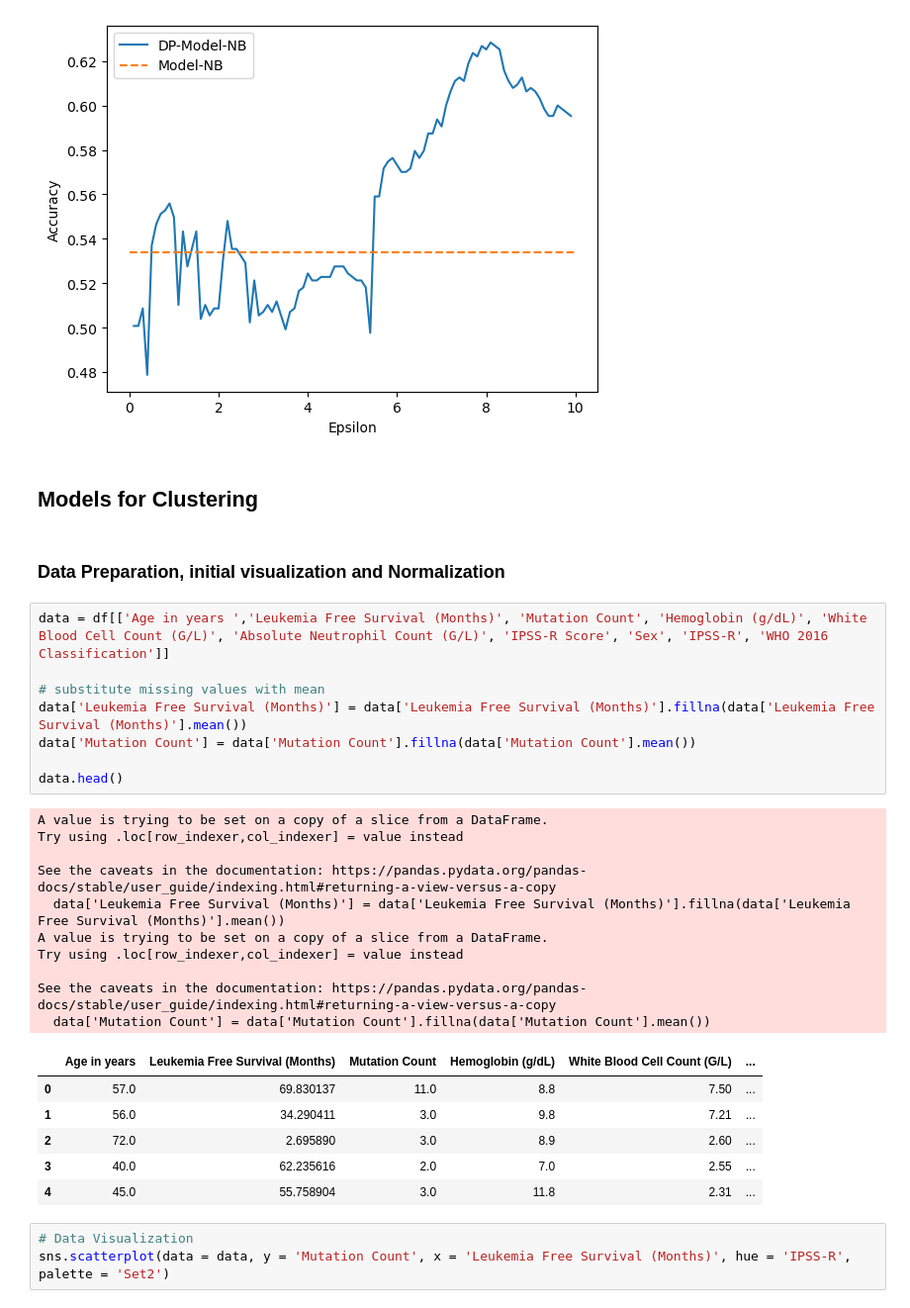
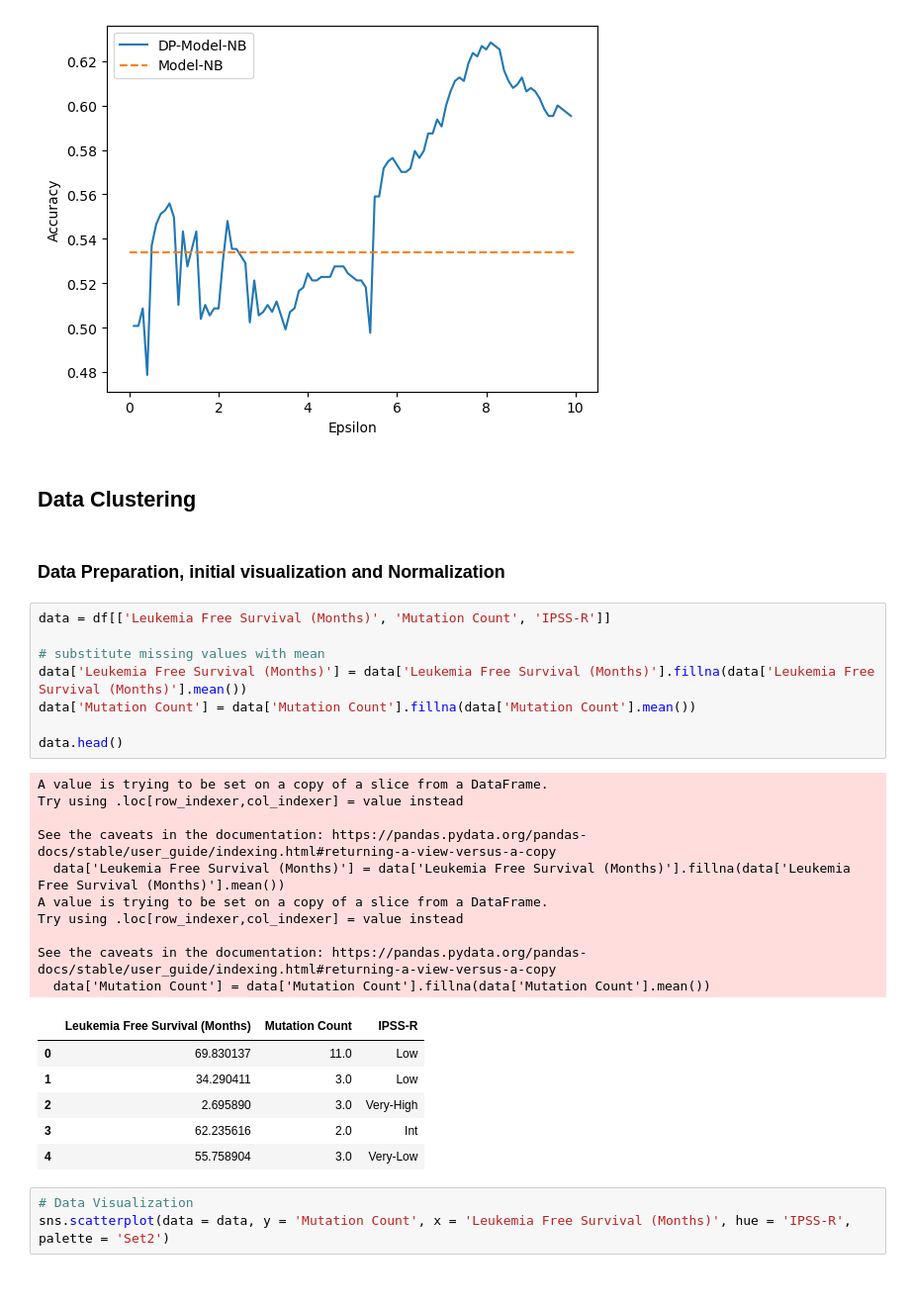
Before and after one commit to Kekkodf/Master-Thesis, a Jupyter notebook: Code/Notebook_thesis.ipynb, the cells around one changed output. Shown at 99% size. Drawn from its saved outputs; the diff is of its cells as text.

```diff
--- a/Code/Notebook_thesis.ipynb
+++ b/Code/Notebook_thesis.ipynb
@@ -346,34 +310,34 @@ plt.show()
 # %% [output]
 [figure]
 # %% [markdown]
-## Models for Clustering
+## Data Clustering
 # %% [markdown]
 ### Data Preparation, initial visualization and Normalization
 # %%
-data = df[['Age in years ','Leukemia Free Survival (Months)', 'Mutation Count', 'Hemoglobin (g/dL)', 'White Blood Cell Count (G/L)', 'Absolute Neutrophil Count (G/L)', 'IPSS-R Score', 'Sex', 'IPSS-R', 'WHO 2016 Classification']]
+data = df[['Leukemia Free Survival (Months)', 'Mutation Count', 'IPSS-R']]
 
 # substitute missing values with mean
 data['Leukemia Free Survival (Months)'] = data['Leukemia Free Survival (Months)'].fillna(data['Leukemia Free Survival (Months)'].mean())
 data['Mutation Count'] = data['Mutation Count'].fillna(data['Mutation Count'].mean())
 
 data.head()
 # %% [output]
 A value is trying to be set on a copy of a slice from a DataFrame.
 Try using .loc[row_indexer,col_indexer] = value instead
 
 See the caveats in the documentation: https://pandas.pydata.org/pandas-docs/stable/user_guide/indexing.html#returning-a-view-versus-a-copy
   data['Leukemia Free Survival (Months)'] = data['Leukemia Free Survival (Months)'].fillna(data['Leukemia Free Survival (Months)'].mean())
 A value is trying to be set on a copy of a slice from a DataFrame.
 Try using .loc[row_indexer,col_indexer] = value instead
 
 See the caveats in the documentation: https://pandas.pydata.org/pandas-docs/stable/user_guide/indexing.html#returning-a-view-versus-a-copy
   data['Mutation Count'] = data['Mutation Count'].fillna(data['Mutation Count'].mean())
-|  | Age in years | Leukemia Free Survival (Months) | Mutation Count | Hemoglobin (g/dL) | White Blood Cell Count (G/L) | ... |
-| 0 | 57.0 | 69.830137 | 11.0 | 8.8 | 7.50 | ... |
-| 1 | 56.0 | 34.290411 | 3.0 | 9.8 | 7.21 | ... |
-| 2 | 72.0 | 2.695890 | 3.0 | 8.9 | 2.60 | ... |
-| 3 | 40.0 | 62.235616 | 2.0 | 7.0 | 2.55 | ... |
-| 4 | 45.0 | 55.758904 | 3.0 | 11.8 | 2.31 | ... |
+|  | Leukemia Free Survival (Months) | Mutation Count | IPSS-R |
+| 0 | 69.830137 | 11.0 | Low |
+| 1 | 34.290411 | 3.0 | Low |
+| 2 | 2.695890 | 3.0 | Very-High |
+| 3 | 62.235616 | 2.0 | Int |
+| 4 | 55.758904 | 3.0 | Very-Low |
 # %%
 # Data Visualization
 sns.scatterplot(data = data, y = 'Mutation Count', x = 'Leukemia Free Survival (Months)', hue = 'IPSS-R', palette = 'Set2')
```
Also changed, not shown: parts of 41 cells of this notebook.
